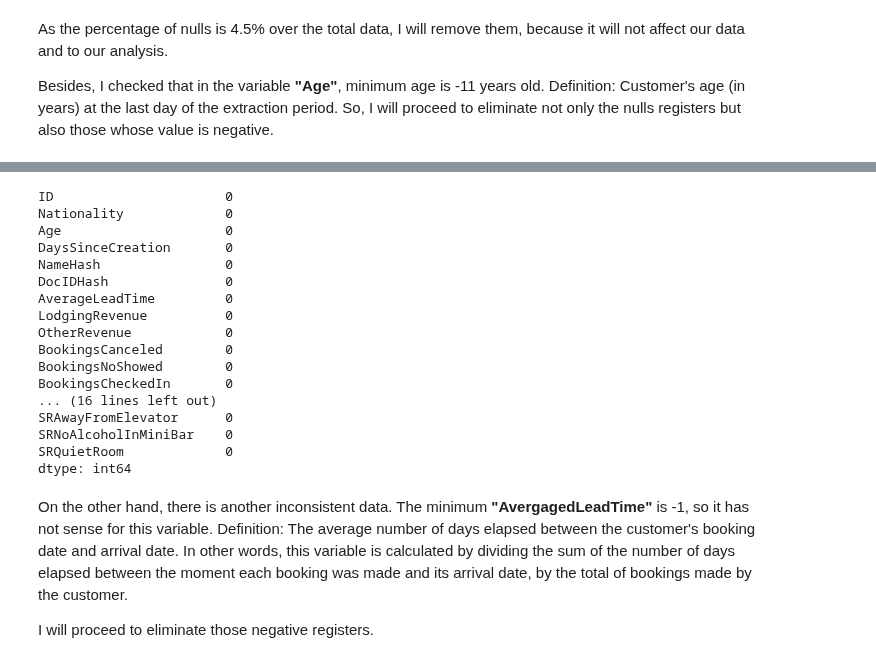
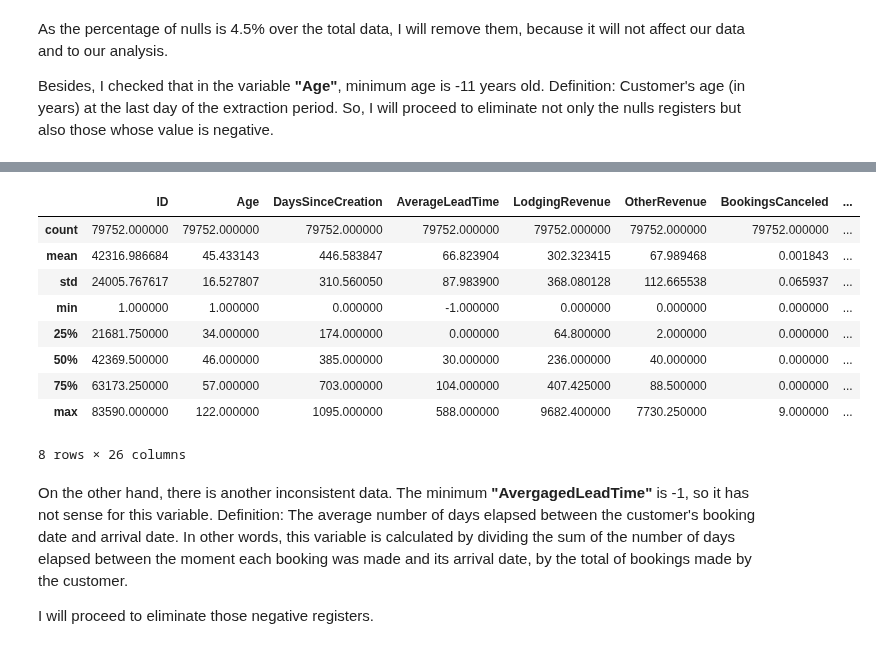
Before and after one commit to iremirezdeganuza72/Cohort_Analysis, a Jupyter notebook: Cohort analysis and segmentation.ipynb, the cells around one changed output, grey strips where cells are left out. Drawn from its saved outputs; the diff is of its cells as text; code cells hidden in the pictures.

```diff
--- a/Cohort analysis and segmentation.ipynb
+++ b/Cohort analysis and segmentation.ipynb
@@ -194,25 +216,18 @@ Besides, I checked that in the variable **"Age"**, minimum age is -11 years old.
 # %%
 df = df[df['Age'] > 0]
 # %%
-df.isna().sum()
+df.describe()
 # %% [output]
+|  | ID | Age | DaysSinceCreation | AverageLeadTime | LodgingRevenue | OtherRevenue | BookingsCanceled | ... |
+| count | 79752.000000 | 79752.000000 | 79752.000000 | 79752.000000 | 79752.000000 | 79752.000000 | 79752.000000 | ... |
+| mean | 42316.986684 | 45.433143 | 446.583847 | 66.823904 | 302.323415 | 67.989468 | 0.001843 | ... |
+| std | 24005.767617 | 16.527807 | 310.560050 | 87.983900 | 368.080128 | 112.665538 | 0.065937 | ... |
+| min | 1.000000 | 1.000000 | 0.000000 | -1.000000 | 0.000000 | 0.000000 | 0.000000 | ... |
+| 25% | 21681.750000 | 34.000000 | 174.000000 | 0.000000 | 64.800000 | 2.000000 | 0.000000 | ... |
+| 50% | 42369.500000 | 46.000000 | 385.000000 | 30.000000 | 236.000000 | 40.000000 | 0.000000 | ... |
+| 75% | 63173.250000 | 57.000000 | 703.000000 | 104.000000 | 407.425000 | 88.500000 | 0.000000 | ... |
+| max | 83590.000000 | 122.000000 | 1095.000000 | 588.000000 | 9682.400000 | 7730.250000 | 9.000000 | ... |
-ID                      0
-Nationality             0
-Age                     0
-DaysSinceCreation       0
-NameHash                0
-DocIDHash               0
-AverageLeadTime         0
-LodgingRevenue          0
-OtherRevenue            0
-BookingsCanceled        0
-BookingsNoShowed        0
-BookingsCheckedIn       0
-... (16 lines left out)
-SRAwayFromElevator      0
-SRNoAlcoholInMiniBar    0
-SRQuietRoom             0
-dtype: int64
+8 rows × 26 columns
 # %% [markdown]
 On the other hand, there is another inconsistent data. The minimum **"AvergagedLeadTime"** is -1, so it has not sense for this variable. Definition: The average number of days elapsed between the customer's booking date and arrival date. In other words, this variable is calculated by dividing the sum of the number of days elapsed between the moment each booking was made and its arrival date, by the total of bookings made by the customer.
 
```
Also changed, not shown: parts of 3 cells of this notebook.
